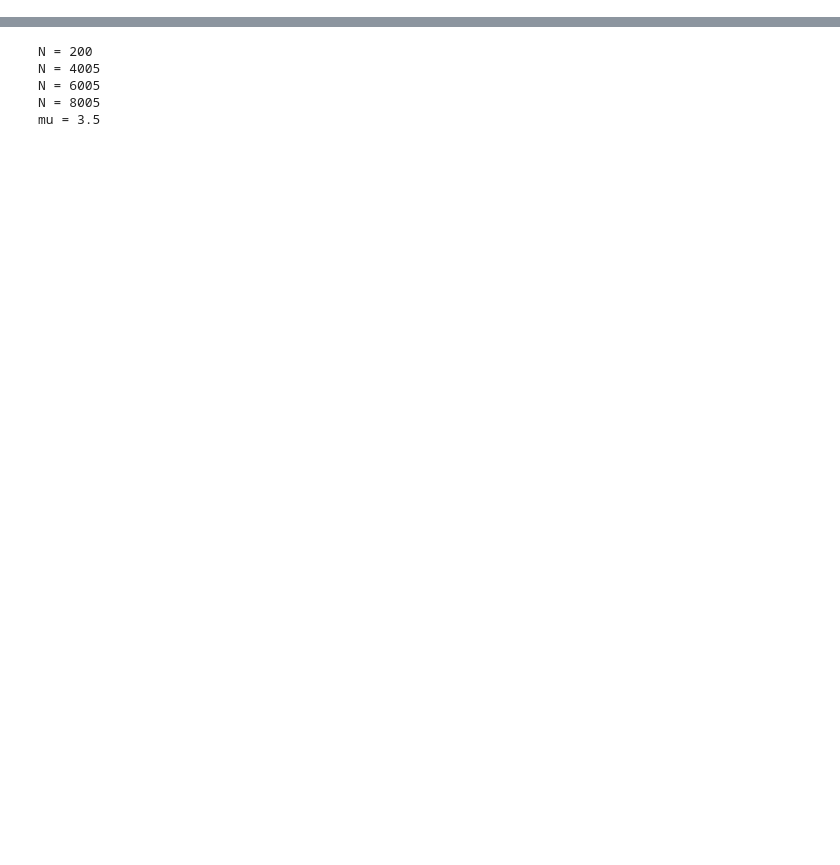
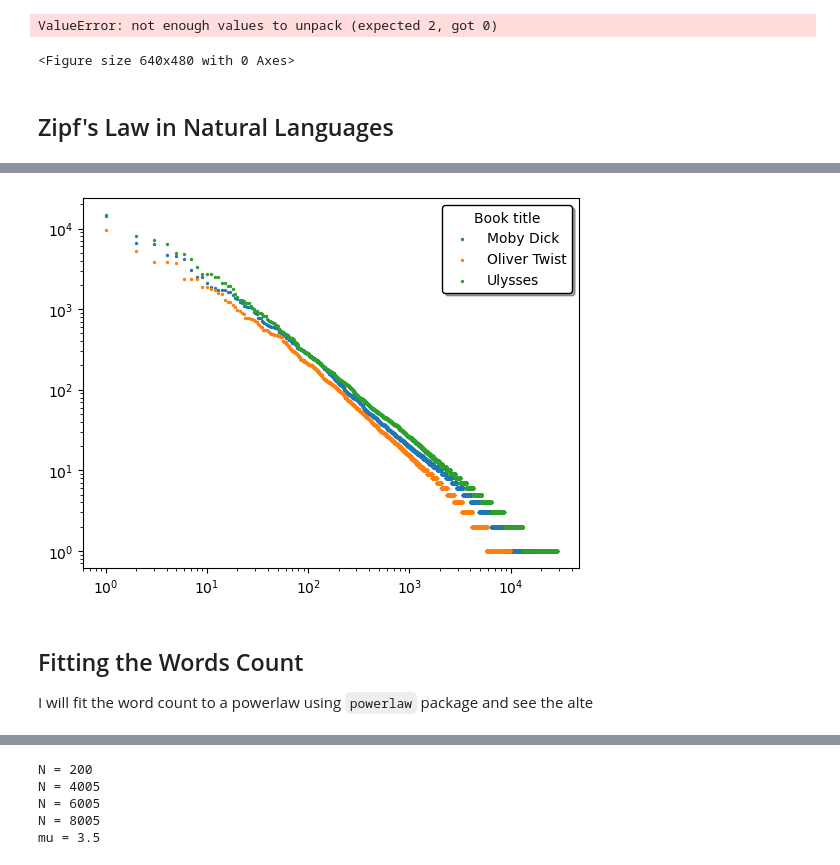
Before and after one commit to aredjil/ssr, a Jupyter notebook: cpp/notebooks/notebook.ipynb, the cells around one changed output, grey strips where cells are left out. Cells and saved outputs as stored; diff of their text form; code cells hidden in the pictures; blank space fills up the shorter version.

```diff
--- a/cpp/notebooks/notebook.ipynb
+++ b/cpp/notebooks/notebook.ipynb
@@ -0,0 +33,53 @@
+# %%
+N = 101
+
+plt.figure()
+for mu in [0.5, 1.0, 1.5, 2.0]:
+    ssr = pyssr.CascadeSSR(N, mu)
+    visits = []
+    for _ in range(1000):
+        a = ssr.run()
+        visits.extend(a)
+    counter = Counter(a)
+    counter = counter.most_common()
+    labels, values = zip(*counter)
+    labels = list(labels)
+    values = list(values)
+    plt.scatter(labels, values, label=rf"$\mu$ = {mu}")
+    plt.xscale("log")
+    plt.yscale("log")
+plt.legend(loc="best")
+plt.show()
+# %% [output]
+ValueError: not enough values to unpack (expected 2, got 0)
+<Figure size 640x480 with 0 Axes>
+# %% [markdown]
+## Zipf's Law in Natural Languages
+# %%
+import numpy as np
+import matplotlib.pyplot as plt
+from pathlib import Path
+from collections import Counter
+import nltk
+nltk.download('punkt')
+
+books = ["Moby-Dick.txt",  "Oliver-Twist.txt",  "Ulysses.txt"]
+dir_path = Path().resolve().parent / "data" / "books"
+
+for book in books:
+    book_path = dir_path / book
+    assert book_path.exists(), f"The file {book_path} does not exist"
+    text =book_path.read_text(encoding="utf-8")
+    tokens = nltk.word_tokenize(text.lower())
+    words = [word for word in tokens if word.isalpha()]
+    counts = Counter(words)
+    # Ordering the counts of word
+    counts = counts.most_common()
+    ranks = np.arange(1, len(counts) + 1)
+    frequencies = [c for _, c in counts]
+    plt.scatter(ranks, frequencies, s=2, label=book.replace('-', ' ').removesuffix(".txt"))
+    plt.xscale("log")
+    plt.yscale("log")
+plt.legend(loc="best", frameon=True, edgecolor="black", shadow=True, title="Book title")
+plt.show()
+# %% [output]
@@ -0,0 +88,5 @@
+[figure, added]
+# %% [markdown]
+## Fitting the Words Count
+
+I will fit the word count to a powerlaw using `powerlaw` package and see the alte
```
Also changed, not shown: parts of 17 cells of this notebook, 25 other files.
